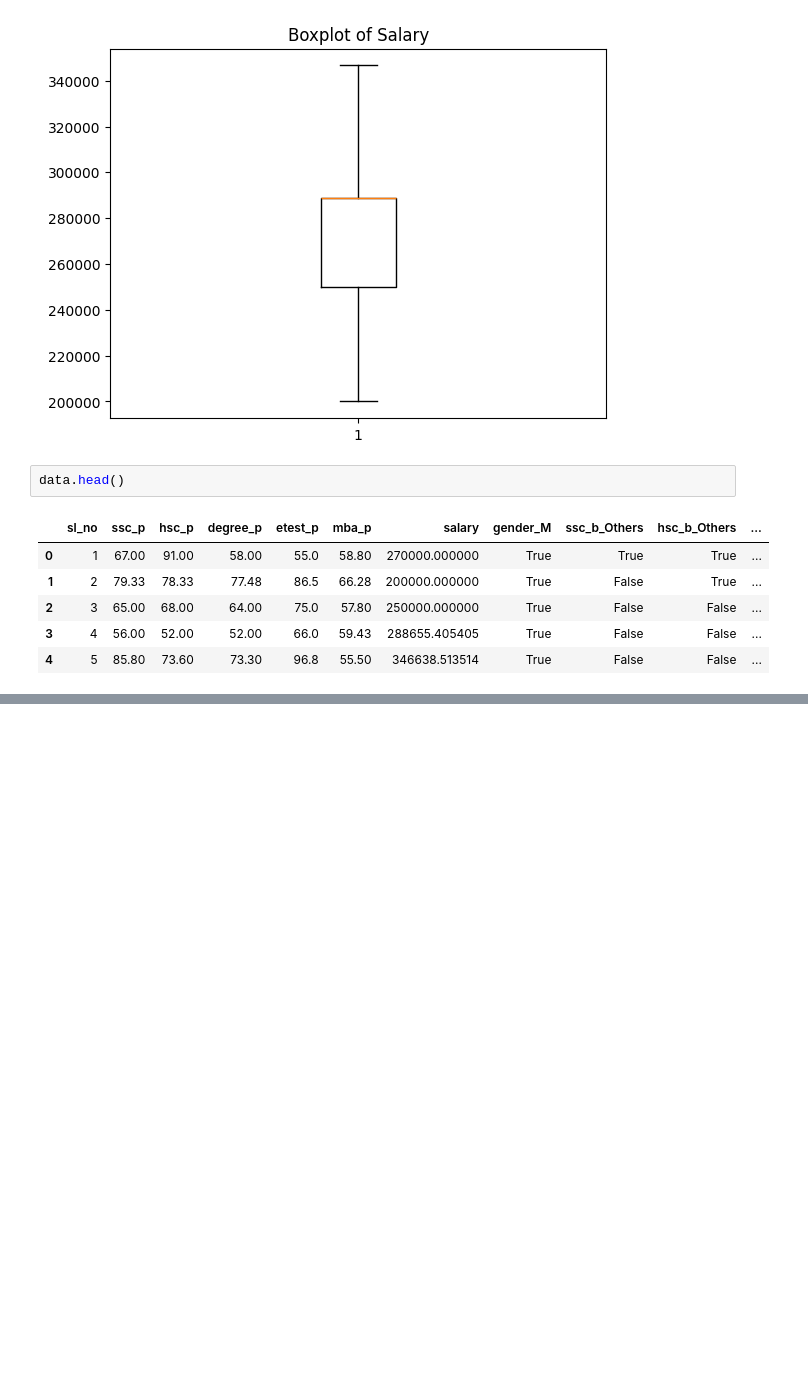
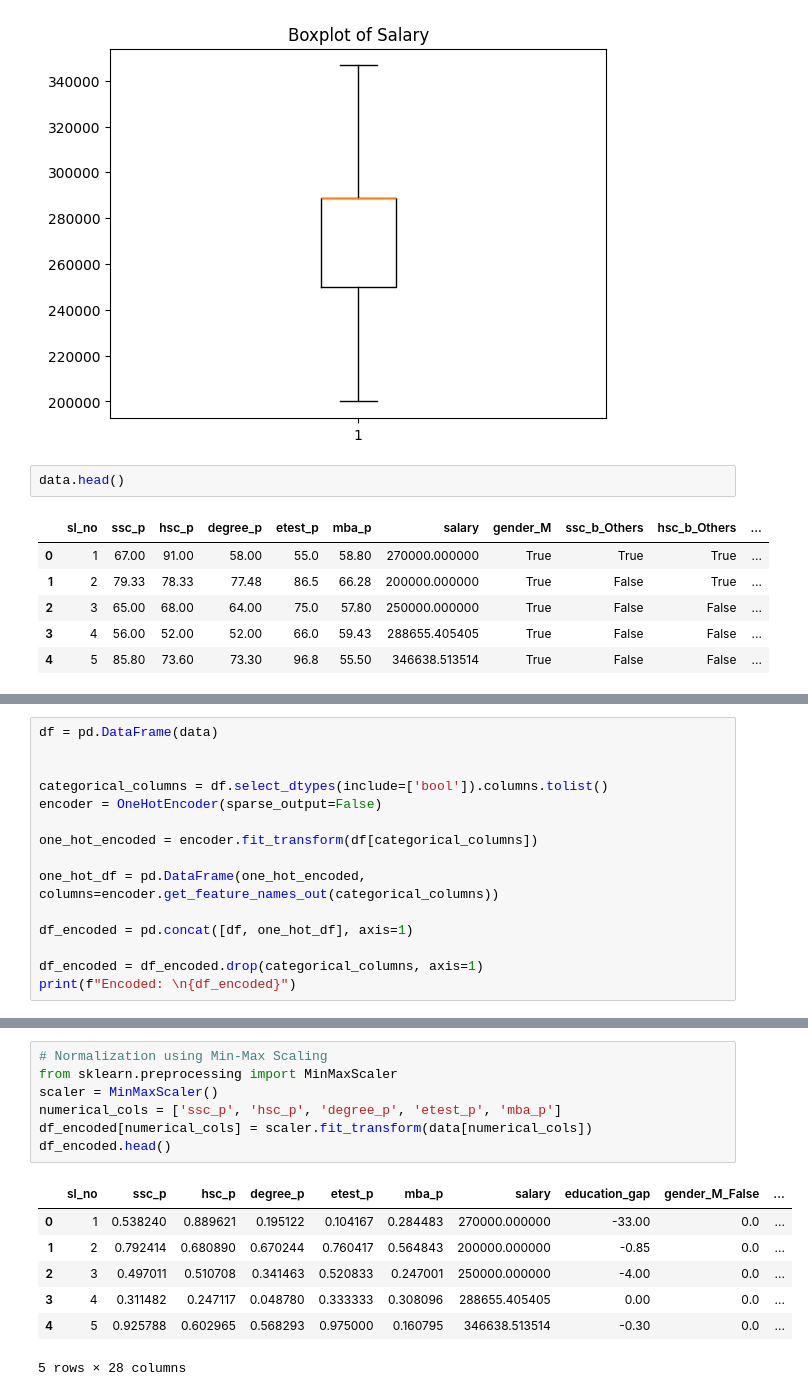
Before and after one commit to Pranav-Marwaha-73/O7-test, a Jupyter notebook: Data.ipynb, the cells around one changed output, grey strips where cells are left out. Cells and saved outputs as stored; diff of their text form; blank space fills up the shorter version.

```diff
--- a/Data.ipynb
+++ b/Data.ipynb
@@ -153,0 +222,15 @@ data.head()
+# %%
+df = pd.DataFrame(data)
+
+
+categorical_columns = df.select_dtypes(include=['bool']).columns.tolist()
+encoder = OneHotEncoder(sparse_output=False)
+
+one_hot_encoded = encoder.fit_transform(df[categorical_columns])
+
+one_hot_df = pd.DataFrame(one_hot_encoded, columns=encoder.get_feature_names_out(categorical_columns))
+
+df_encoded = pd.concat([df, one_hot_df], axis=1)
+
+df_encoded = df_encoded.drop(categorical_columns, axis=1)
+print(f"Encoded: \n{df_encoded}")
@@ -153,0 +255,15 @@ data.head()
+# %%
+# Normalization using Min-Max Scaling
+from sklearn.preprocessing import MinMaxScaler
+scaler = MinMaxScaler()
+numerical_cols = ['ssc_p', 'hsc_p', 'degree_p', 'etest_p', 'mba_p']
+df_encoded[numerical_cols] = scaler.fit_transform(data[numerical_cols])
+df_encoded.head()
+# %% [output]
+|  | sl_no | ssc_p | hsc_p | degree_p | etest_p | mba_p | salary | education_gap | gender_M_False | ... |
+| 0 | 1 | 0.538240 | 0.889621 | 0.195122 | 0.104167 | 0.284483 | 270000.000000 | -33.00 | 0.0 | ... |
+| 1 | 2 | 0.792414 | 0.680890 | 0.670244 | 0.760417 | 0.564843 | 200000.000000 | -0.85 | 0.0 | ... |
+| 2 | 3 | 0.497011 | 0.510708 | 0.341463 | 0.520833 | 0.247001 | 250000.000000 | -4.00 | 0.0 | ... |
+| 3 | 4 | 0.311482 | 0.247117 | 0.048780 | 0.333333 | 0.308096 | 288655.405405 | 0.00 | 0.0 | ... |
+| 4 | 5 | 0.925788 | 0.602965 | 0.568293 | 0.975000 | 0.160795 | 346638.513514 | -0.30 | 0.0 | ... |
+5 rows × 28 columns
```
Also changed, not shown: parts of 8 cells of this notebook.
